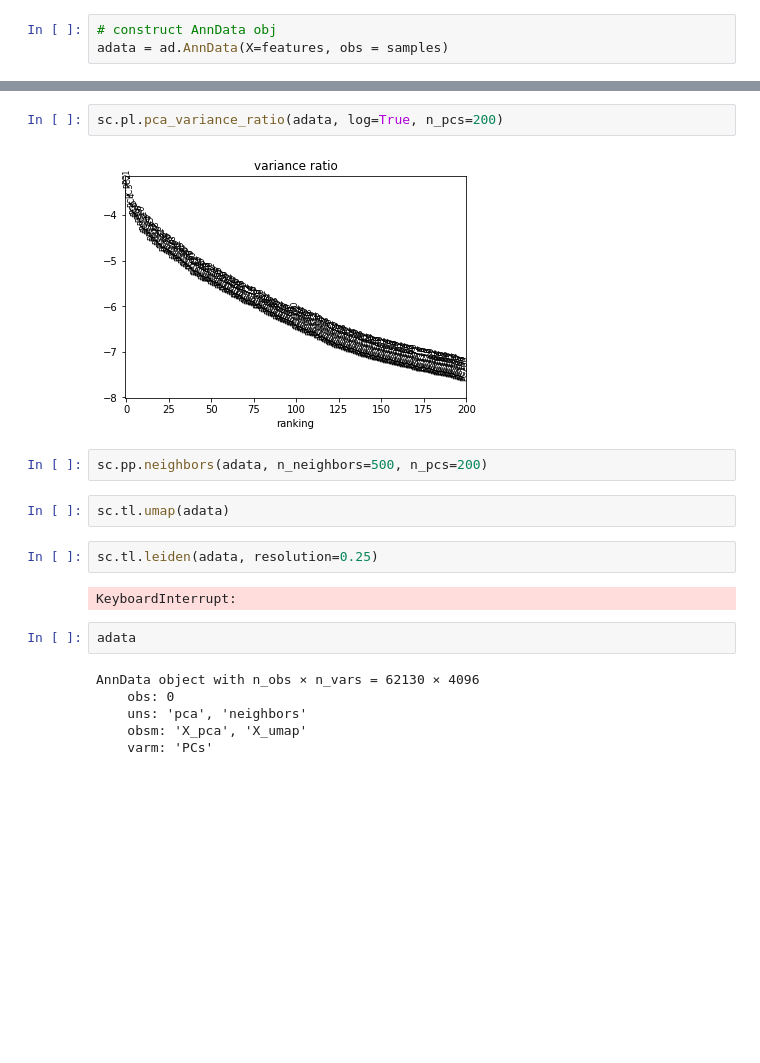
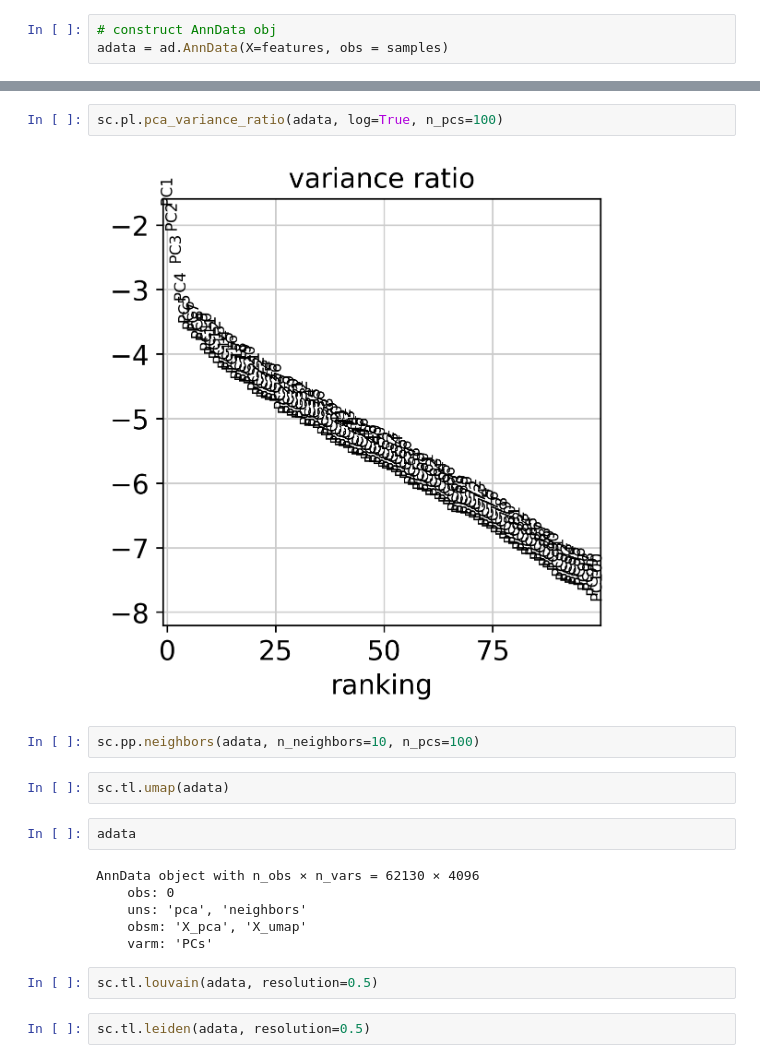
Before and after one commit to Gvaihir/image_sudoku, a Jupyter notebook: deepclust_UMAP.ipynb, the cells around one changed output, grey strips where cells are left out. Saved outputs shown, nothing was run; the diff lists cells and outputs as text; blank space fills up the shorter version.

Commit message:
leiden

```diff
--- a/deepclust_UMAP.ipynb
+++ b/deepclust_UMAP.ipynb
@@ -109,15 +110,11 @@ Wall time: 6.76 s
 # %%
-sc.pl.pca_variance_ratio(adata, log=True, n_pcs=200)
+sc.pl.pca_variance_ratio(adata, log=True, n_pcs=100)
 # %% [output]
-[figure, old version]
+[figure, new version]
 # %%
-sc.pp.neighbors(adata, n_neighbors=500, n_pcs=200)
+sc.pp.neighbors(adata, n_neighbors=10, n_pcs=100)
 # %%
 sc.tl.umap(adata)
-# %%
-sc.tl.leiden(adata, resolution=0.25)
-# %% [output]
-KeyboardInterrupt:
 # %%
 adata
 # %% [output]
@@ -126,3 +123,7 @@ AnnData object with n_obs × n_vars = 62130 × 4096
     uns: 'pca', 'neighbors'
     obsm: 'X_pca', 'X_umap'
     varm: 'PCs'
+# %%
+sc.tl.louvain(adata, resolution=0.5)
+# %%
+sc.tl.leiden(adata, resolution=0.5)
```
Also changed, not shown: parts of 8 cells of this notebook.
